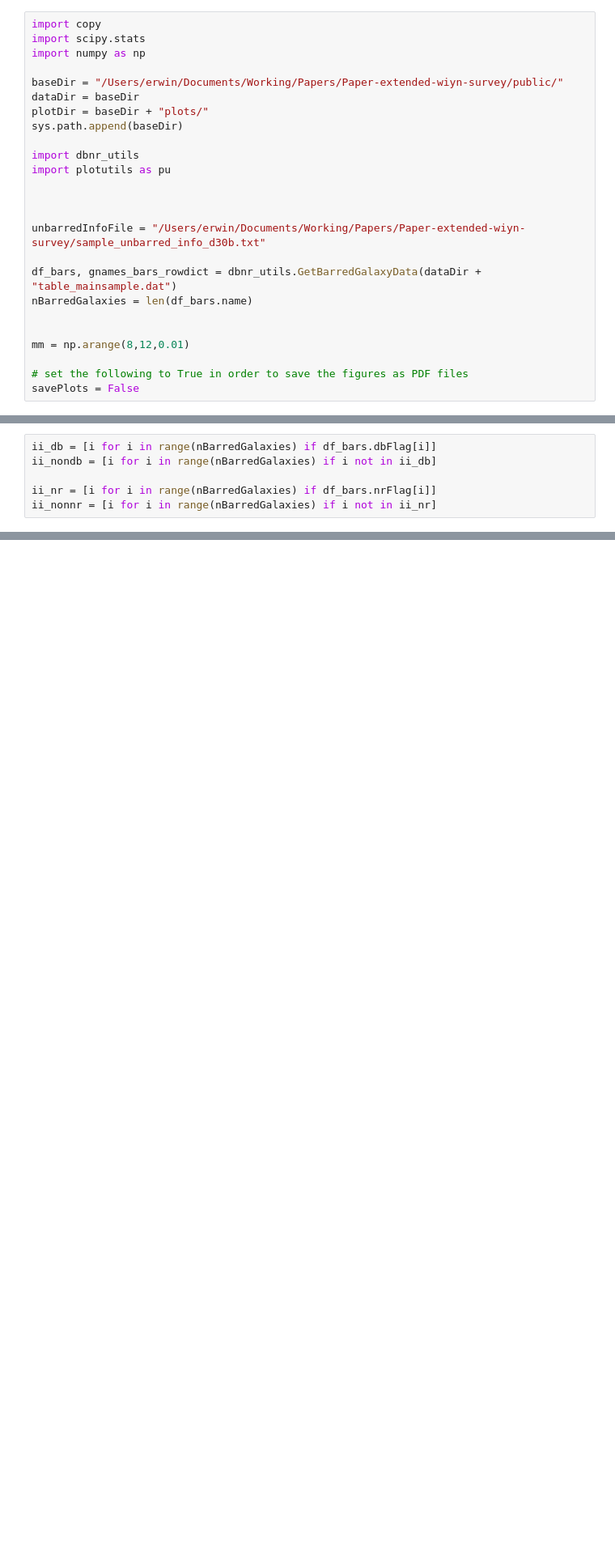
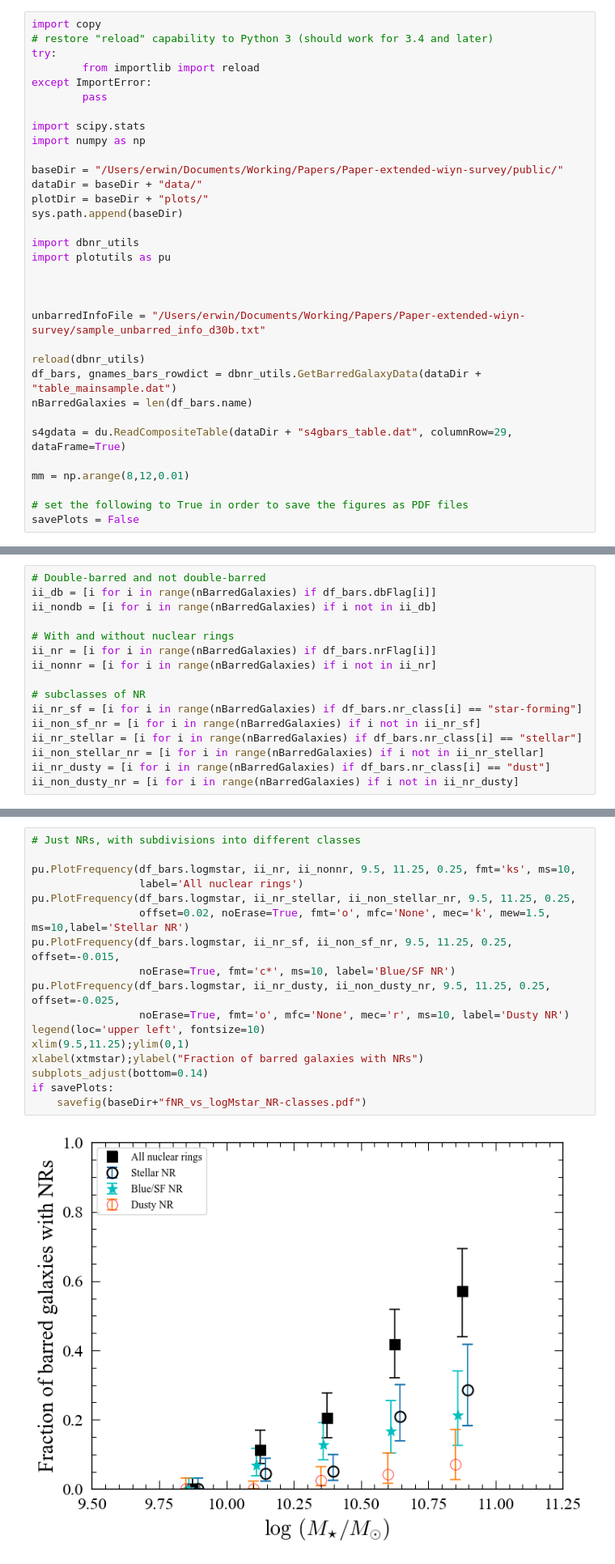
Before and after one commit to perwin/db-nr_paper, a Jupyter notebook: figures_for_paper.ipynb, the cells around one changed output, grey strips where cells are left out. Shown at 81% size. Cells and saved outputs as stored; diff of their text form; blank space fills up the shorter version.

Commit message:
Added s4gbars_table.dat; moved table files to new data/ subdir; more figures in notebook

```diff
--- a/figures_for_paper.ipynb
+++ b/figures_for_paper.ipynb
@@ -33,11 +33,17 @@ matplotlib.rcParams['ytick.labelsize'] = 16
 matplotlib.rcParams['axes.labelsize'] = 20
 # %%
 import copy
+# restore "reload" capability to Python 3 (should work for 3.4 and later)
+try:
+        from importlib import reload
+except ImportError:
+        pass
+
 import scipy.stats
 import numpy as np
 
 baseDir = "/Users/erwin/Documents/Working/Papers/Paper-extended-wiyn-survey/public/"
-dataDir = baseDir
+dataDir = baseDir + "data/"
 plotDir = baseDir + "plots/"
 sys.path.append(baseDir)
 
@@ -48,9 +54,11 @@ import plotutils as pu
 
 unbarredInfoFile = "/Users/erwin/Documents/Working/Papers/Paper-extended-wiyn-survey/sample_unbarred_info_d30b.txt"
 
+reload(dbnr_utils)
 df_bars, gnames_bars_rowdict = dbnr_utils.GetBarredGalaxyData(dataDir + "table_mainsample.dat")
 nBarredGalaxies = len(df_bars.name)
 
+s4gdata = du.ReadCompositeTable(dataDir + "s4gbars_table.dat", columnRow=29, dataFrame=True)
 
 mm = np.arange(8,12,0.01)
 
@@ -68,7 +156,17 @@ ytbarsize_kpc_obs = r"Observed bar size $a_{\rm vis}$ [kpc]"
 # %%
+# Double-barred and not double-barred
 ii_db = [i for i in range(nBarredGalaxies) if df_bars.dbFlag[i]]
 ii_nondb = [i for i in range(nBarredGalaxies) if i not in ii_db]
 
+# With and without nuclear rings
 ii_nr = [i for i in range(nBarredGalaxies) if df_bars.nrFlag[i]]
 ii_nonnr = [i for i in range(nBarredGalaxies) if i not in ii_nr]
+
+# subclasses of NR
+ii_nr_sf = [i for i in range(nBarredGalaxies) if df_bars.nr_class[i] == "star-forming"]
+ii_non_sf_nr = [i for i in range(nBarredGalaxies) if i not in ii_nr_sf]
+ii_nr_stellar = [i for i in range(nBarredGalaxies) if df_bars.nr_class[i] == "stellar"]
+ii_non_stellar_nr = [i for i in range(nBarredGalaxies) if i not in ii_nr_stellar]
+ii_nr_dusty = [i for i in range(nBarredGalaxies) if df_bars.nr_class[i] == "dust"]
+ii_non_dusty_nr = [i for i in range(nBarredGalaxies) if i not in ii_nr_dusty]
 # %%
@@ -103,0 +220,19 @@ if savePlots:
+# %%
+# Just NRs, with subdivisions into different classes
+
+pu.PlotFrequency(df_bars.logmstar, ii_nr, ii_nonnr, 9.5, 11.25, 0.25, fmt='ks', ms=10,
+                 label='All nuclear rings')
+pu.PlotFrequency(df_bars.logmstar, ii_nr_stellar, ii_non_stellar_nr, 9.5, 11.25, 0.25,
+                 offset=0.02, noErase=True, fmt='o', mfc='None', mec='k', mew=1.5, ms=10,label='Stellar NR')
+pu.PlotFrequency(df_bars.logmstar, ii_nr_sf, ii_non_sf_nr, 9.5, 11.25, 0.25, offset=-0.015,
+                 noErase=True, fmt='c*', ms=10, label='Blue/SF NR')
+pu.PlotFrequency(df_bars.logmstar, ii_nr_dusty, ii_non_dusty_nr, 9.5, 11.25, 0.25, offset=-0.025,
+                 noErase=True, fmt='o', mfc='None', mec='r', ms=10, label='Dusty NR')
+legend(loc='upper left', fontsize=10)
+xlim(9.5,11.25);ylim(0,1)
+xlabel(xtmstar);ylabel("Fraction of barred galaxies with NRs")
+subplots_adjust(bottom=0.14)
+if savePlots:
+    savefig(baseDir+"fNR_vs_logMstar_NR-classes.pdf")
+# %% [output]
+[figure, added]
```
Also changed, not shown: parts of 24 cells of this notebook, 6 other files.
